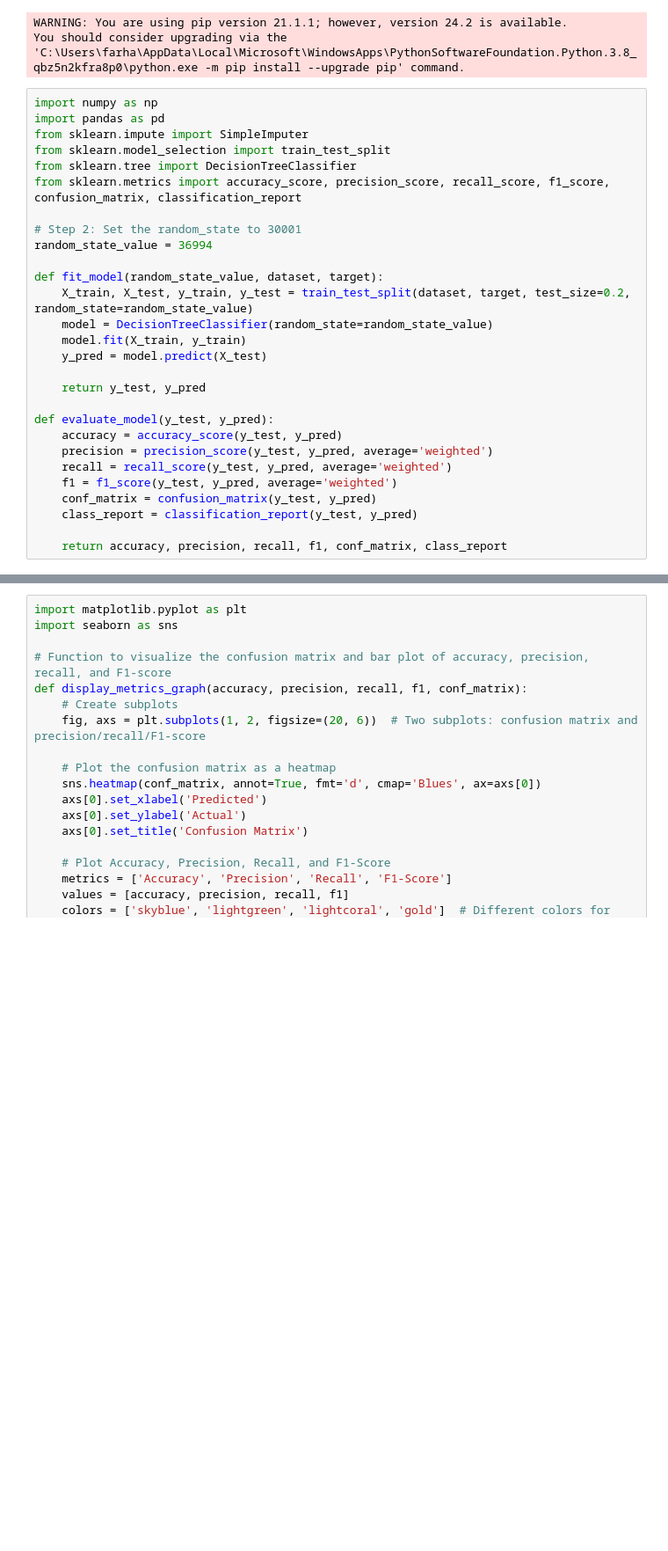
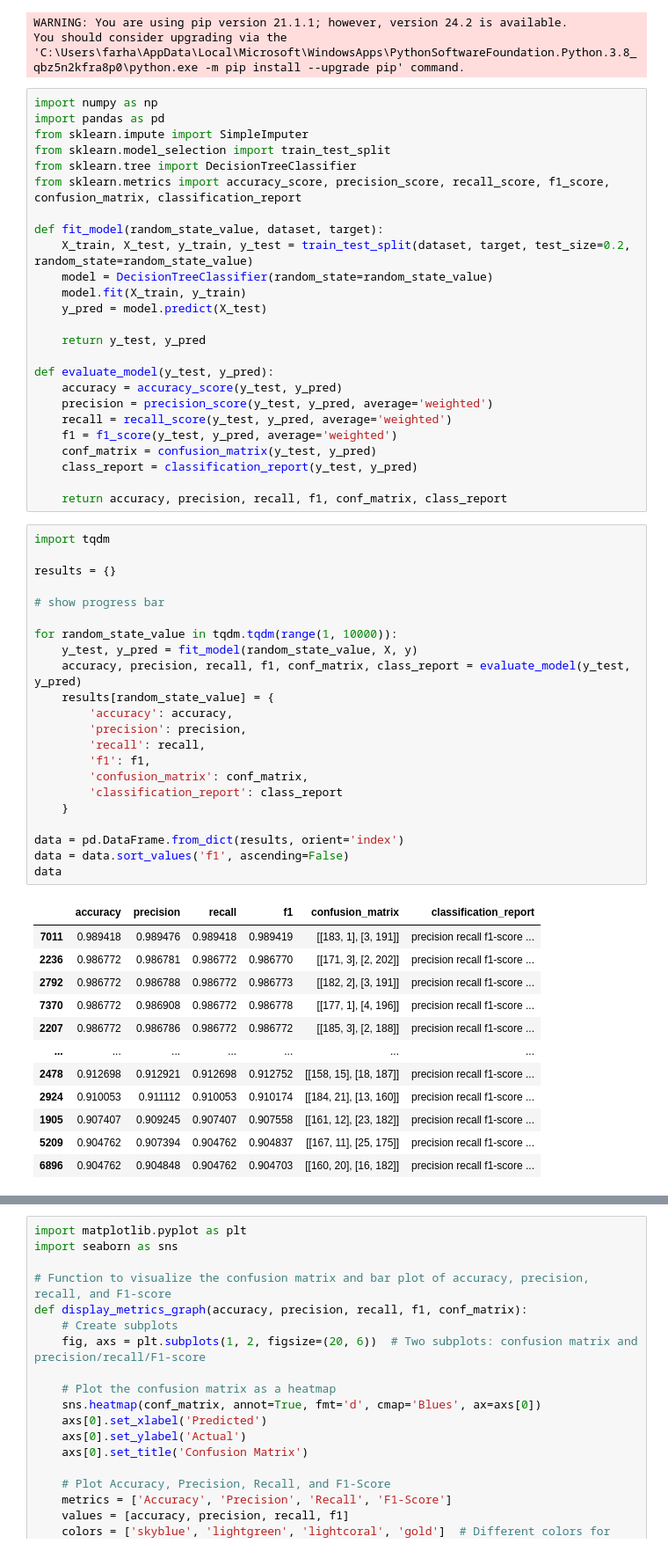
Before and after one commit to nfarhaan/Heart-Attack-Prediction-Using-Machine-Learning, a Jupyter notebook: decision_tree.ipynb, the cells around one changed output, grey strips where cells are left out. Shown at 88% size. Cells and saved outputs as stored; diff of their text form; blank space fills up the shorter version.

```diff
--- a/decision_tree.ipynb
+++ b/decision_tree.ipynb
@@ -81,9 +81,6 @@ from sklearn.impute import SimpleImputer
 from sklearn.model_selection import train_test_split
 from sklearn.tree import DecisionTreeClassifier
 from sklearn.metrics import accuracy_score, precision_score, recall_score, f1_score, confusion_matrix, classification_report
-
-# Step 2: Set the random_state to 30001
-random_state_value = 36994
 
 def fit_model(random_state_value, dataset, target):
     X_train, X_test, y_train, y_test = train_test_split(dataset, target, test_size=0.2, random_state=random_state_value)
@@ -102,3 +99,38 @@ def evaluate_model(y_test, y_pred):
     class_report = classification_report(y_test, y_pred)
 
     return accuracy, precision, recall, f1, conf_matrix, class_report
+# %%
+import tqdm
+
+results = {}
+
+# show progress bar
+
+for random_state_value in tqdm.tqdm(range(1, 10000)):
+    y_test, y_pred = fit_model(random_state_value, X, y)
+    accuracy, precision, recall, f1, conf_matrix, class_report = evaluate_model(y_test, y_pred)
+    results[random_state_value] = {
+        'accuracy': accuracy,
+        'precision': precision,
+        'recall': recall,
+        'f1': f1,
+        'confusion_matrix': conf_matrix,
+        'classification_report': class_report
+    }
+
+data = pd.DataFrame.from_dict(results, orient='index')
+data = data.sort_values('f1', ascending=False)
+data
+# %% [output]
+|  | accuracy | precision | recall | f1 | confusion_matrix | classification_report |
+| 7011 | 0.989418 | 0.989476 | 0.989418 | 0.989419 | [[183, 1], [3, 191]] | precision recall f1-score ... |
+| 2236 | 0.986772 | 0.986781 | 0.986772 | 0.986770 | [[171, 3], [2, 202]] | precision recall f1-score ... |
+| 2792 | 0.986772 | 0.986788 | 0.986772 | 0.986773 | [[182, 2], [3, 191]] | precision recall f1-score ... |
+| 7370 | 0.986772 | 0.986908 | 0.986772 | 0.986778 | [[177, 1], [4, 196]] | precision recall f1-score ... |
+| 2207 | 0.986772 | 0.986786 | 0.986772 | 0.986772 | [[185, 3], [2, 188]] | precision recall f1-score ... |
+| ... | ... | ... | ... | ... | ... | ... |
+| 2478 | 0.912698 | 0.912921 | 0.912698 | 0.912752 | [[158, 15], [18, 187]] | precision recall f1-score ... |
+| 2924 | 0.910053 | 0.911112 | 0.910053 | 0.910174 | [[184, 21], [13, 160]] | precision recall f1-score ... |
+| 1905 | 0.907407 | 0.909245 | 0.907407 | 0.907558 | [[161, 12], [23, 182]] | precision recall f1-score ... |
+| 5209 | 0.904762 | 0.907394 | 0.904762 | 0.904837 | [[167, 11], [25, 175]] | precision recall f1-score ... |
+| 6896 | 0.904762 | 0.904848 | 0.904762 | 0.904703 | [[160, 20], [16, 182]] | precision recall f1-score ... |
```
Also changed, not shown: parts of 1 cell of this notebook.
